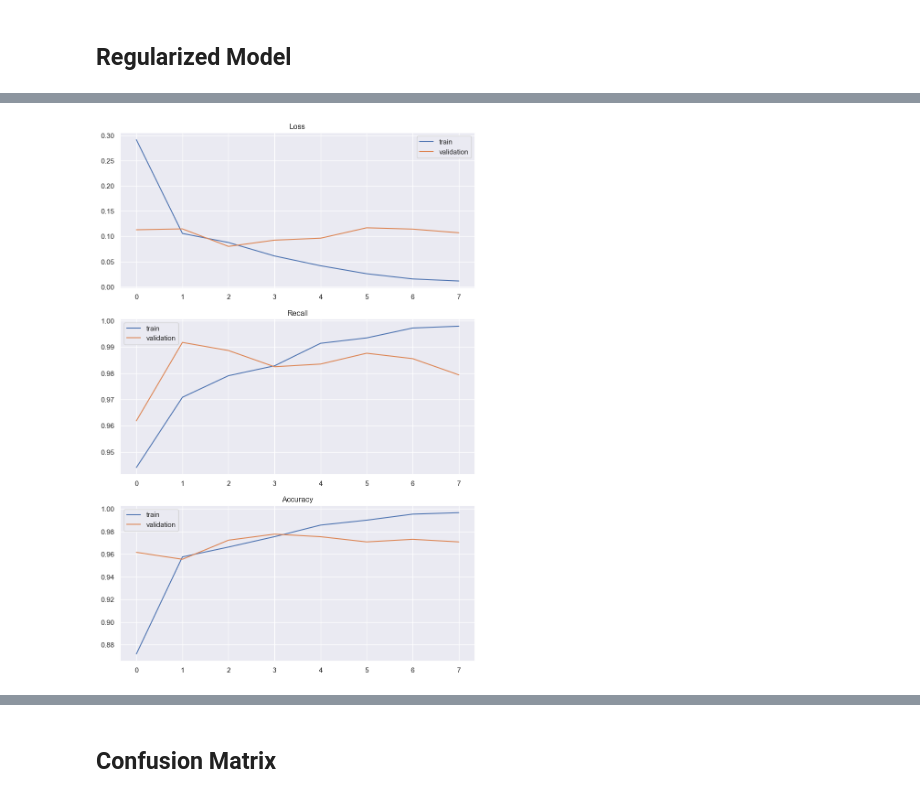
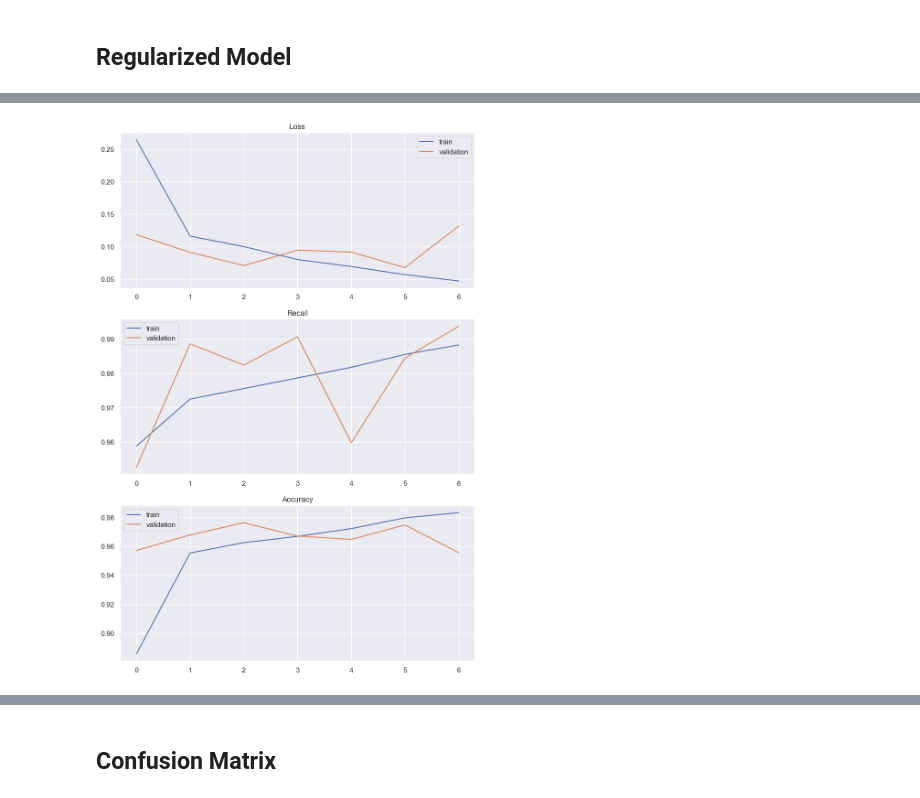
Before and after one commit to nickthetj/GroupProject4, a Jupyter notebook: notebooks/Final Notebook.ipynb, the cells around one changed output, grey strips where cells are left out. Saved outputs shown, nothing was run; the diff lists cells and outputs as text; code cells hidden in the pictures.

```diff
--- a/notebooks/Final Notebook.ipynb
+++ b/notebooks/Final Notebook.ipynb
@@ -50,7 +50,6 @@ import os
 # %% [markdown]
 The following function will plot the the recall and accuracy score for the training and validation sets of each model as it evolves from epoch to epoch. We chose the recall score because we are trying to minimize the presence of false negatives. A false negative diagnosis when a patient actually has pneumonia is the worst case scenario.
 # %%
-sns.set_theme()
 def plot_loss_and_accuracy(results, final=False):
 
     if final:
@@ -101,15 +100,15 @@ training_generator = ImageDataGenerator(rescale=1/255, validation_split=0.25)
 test_generator = ImageDataGenerator(rescale=1/255)
 
 train_set = training_generator.flow_from_directory(
-        train_data_dir, target_size=(300, 300), batch_size=32, color_mode='grayscale',
+        train_data_dir, target_size=(500, 500), batch_size=32, color_mode='grayscale',
         class_mode='binary', seed=42, subset='training')
 
 val_set = training_generator.flow_from_directory(
-    train_data_dir, target_size=(300, 300), batch_size=32, color_mode='grayscale',
+    train_data_dir, target_size=(500, 500), batch_size=32, color_mode='grayscale',
          class_mode='binary', seed=42, subset='validation')
 
 test_set = test_generator.flow_from_directory(
-        test_data_dir, target_size=(300, 300), batch_size=32, color_mode='grayscale', class_mode='binary')
+        test_data_dir, target_size=(500, 500), batch_size=32, color_mode='grayscale', class_mode='binary')
 
 # Create the datasets
 train_images, train_labels = next(train_set)
@@ -311,17 +285,18 @@ reg_model.evaluate(test_set)
 # %%
-best_model = models.Sequential()
-best_model.add(layers.Conv2D(filters=32,
-                      kernel_size=(3, 3),
-                      activation='relu',
-                      input_shape=(300, 300, 1)))
-best_model.add(layers.MaxPooling2D(pool_size=(2, 2)))
-best_model.add(layers.Conv2D(64, (3, 3), activation='relu'))
-best_model.add(layers.MaxPooling2D((2, 2)))
-best_model.add(layers.Conv2D(64, (3, 3), activation='relu'))
-best_model.add(layers.Flatten())
-best_model.add(layers.Dense(1, activation='sigmoid'))
+complex_model = models.Sequential()
+complex_model.add(layers.Conv2D(filters=32,
+                  kernel_size=(3, 3),
+                  activation='relu',
+                  input_shape=(300, 300, 1)))
+complex_model.add(layers.MaxPooling2D(pool_size=(2, 2)))
+complex_model.add(layers.Conv2D(64, (3, 3), activation='relu'))
+complex_model.add(layers.MaxPooling2D((2, 2)))
+complex_model.add(layers.Conv2D(64, (3, 3), activation='relu'))
+complex_model.add(layers.Flatten())
+complex_model.add(layers.Dense(64, activation='relu'))
+complex_model.add(layers.Dense(1, activation='sigmoid'))
 
-best_model.compile(optimizer='Adam',
+complex_model.compile(optimizer='Adam',
               loss='BinaryCrossentropy',
               metrics=['Recall', 'BinaryAccuracy'])
 
@@ -329,5 +304,5 @@ early_stop = EarlyStopping(monitor='val_binary_accuracy', min_delta=0.001,
                            verbose=1, patience=4, restore_best_weights=True,
                            mode='auto')
 
-best_results = best_model.fit(train_set, epochs=50, validation_data=val_set, callbacks=early_stop)
+complex_results = complex_model.fit(train_set, epochs=10, validation_data=val_set, callbacks=early_stop)
 # %% [output]
@@ -357,4 +326,4 @@ Epoch 8: early stopping
 # %%
-plot_loss_and_accuracy(best_results)
+plot_loss_and_accuracy(complex_results)
 # %% [output]
-[figure, old version]
+[figure, new version]
```
Also changed, not shown: parts of 27 cells of this notebook.
